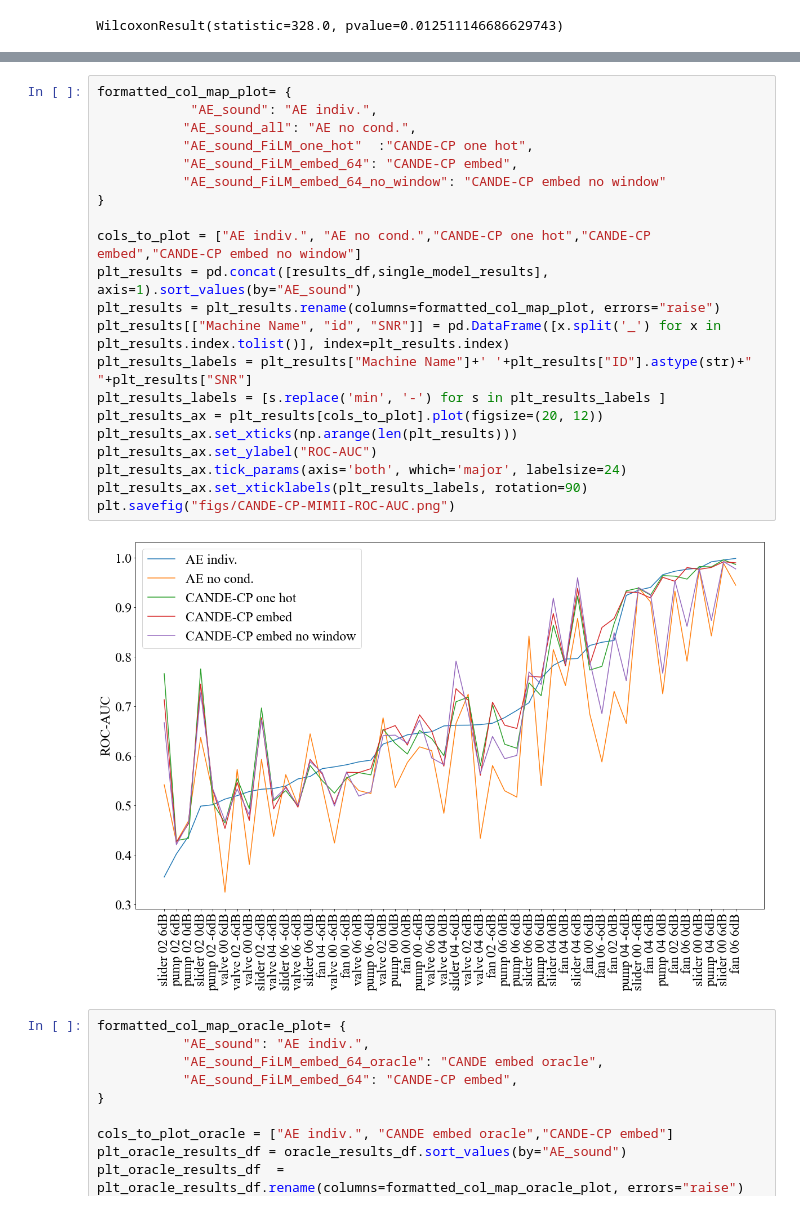
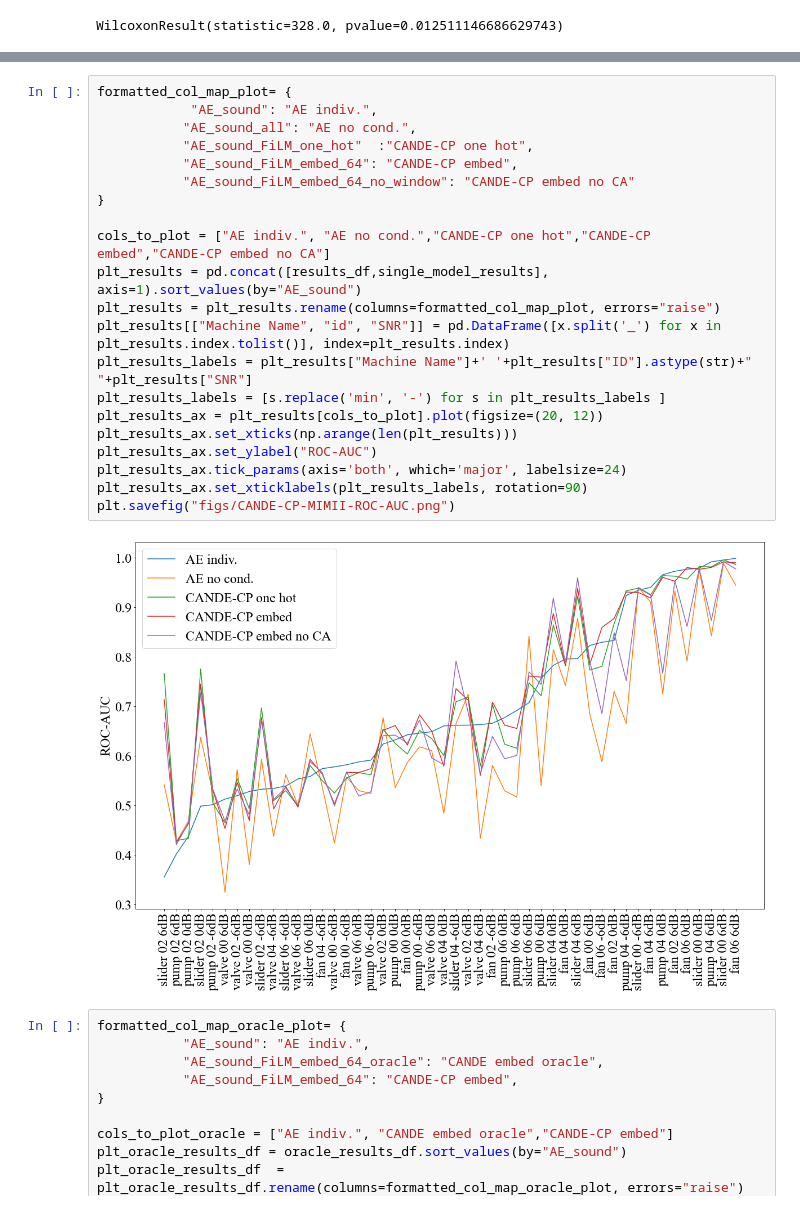
Before and after one commit to EllenRushe/CANDE-CP, a Jupyter notebook: results-ROC-AUC-extended.ipynb, the cells around one changed output, grey strips where cells are left out. Saved outputs shown, nothing was run; the diff lists cells and outputs as text.

```diff
--- a/results-ROC-AUC-extended.ipynb
+++ b/results-ROC-AUC-extended.ipynb
@@ -380,26 +380,26 @@ results_df
 # %%
 formatted_col_map_plot= {
             "AE_sound": "AE indiv.",
            "AE_sound_all": "AE no cond.",
            "AE_sound_FiLM_one_hot"  :"CANDE-CP one hot",
            "AE_sound_FiLM_embed_64": "CANDE-CP embed",
-           "AE_sound_FiLM_embed_64_no_window": "CANDE-CP embed no window"
+           "AE_sound_FiLM_embed_64_no_window": "CANDE-CP embed no CA"
 }
 
-cols_to_plot = ["AE indiv.", "AE no cond.","CANDE-CP one hot","CANDE-CP embed","CANDE-CP embed no window"]
+cols_to_plot = ["AE indiv.", "AE no cond.","CANDE-CP one hot","CANDE-CP embed","CANDE-CP embed no CA"]
 plt_results = pd.concat([results_df,single_model_results], axis=1).sort_values(by="AE_sound")
 plt_results = plt_results.rename(columns=formatted_col_map_plot, errors="raise")
 plt_results[["Machine Name", "id", "SNR"]] = pd.DataFrame([x.split('_') for x in plt_results.index.tolist()], index=plt_results.index)
 plt_results_labels = plt_results["Machine Name"]+' '+plt_results["ID"].astype(str)+" "+plt_results["SNR"]
 plt_results_labels = [s.replace('min', '-') for s in plt_results_labels ]
 plt_results_ax = plt_results[cols_to_plot].plot(figsize=(20, 12))
 plt_results_ax.set_xticks(np.arange(len(plt_results)))
 plt_results_ax.set_ylabel("ROC-AUC")
 plt_results_ax.tick_params(axis='both', which='major', labelsize=24)
 plt_results_ax.set_xticklabels(plt_results_labels, rotation=90)
 plt.savefig("figs/CANDE-CP-MIMII-ROC-AUC.png")
 # %% [output]
-[figure, old version]
+[figure, new version]
 # %%
 formatted_col_map_oracle_plot= {
            "AE_sound": "AE indiv.",
```
Also changed, not shown: parts of 2 cells of this notebook, 3 other files.
